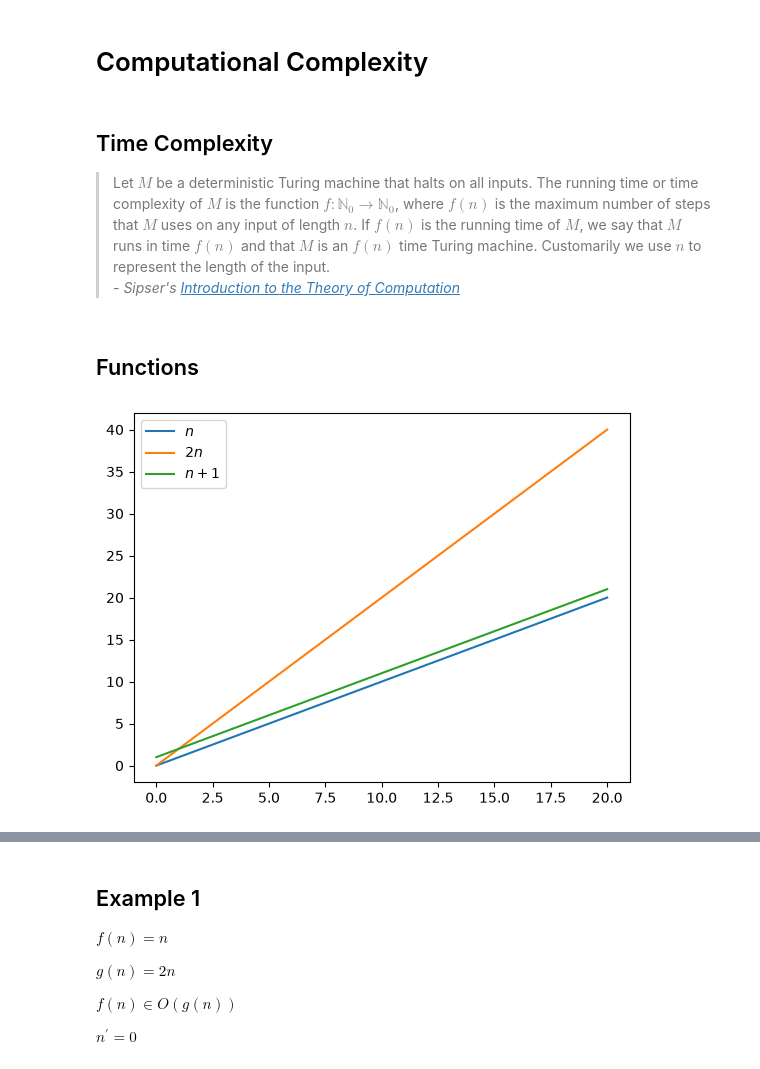
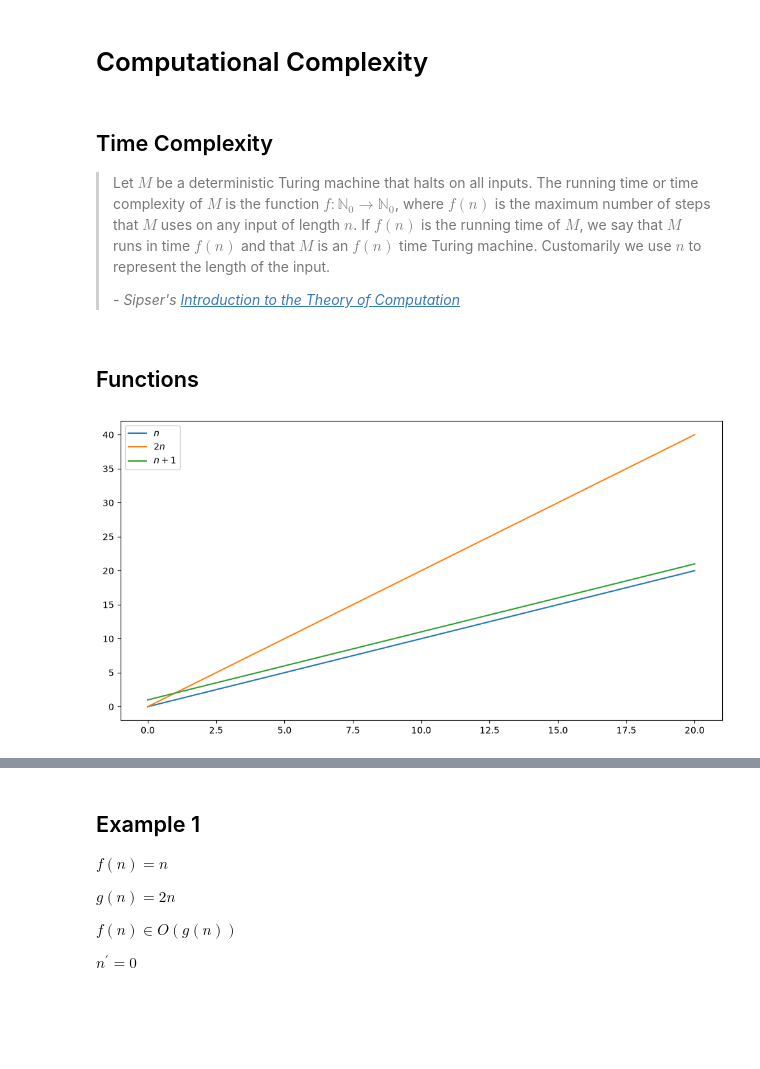
Before and after one commit to ianmcloughlin/computational-theory, a Jupyter notebook: notes/computational-complexity.ipynb, the cells around one changed output, grey strips where cells are left out. Cells and saved outputs as stored; diff of their text form; code cells hidden in the pictures; blank space fills up the shorter version.

```diff
--- a/notes/computational-complexity.ipynb
+++ b/notes/computational-complexity.ipynb
@@ -13,6 +13,7 @@ import matplotlib.pyplot as plt
 > The running time or time complexity of $M$ is the function $f: \mathbb{N}_0 \rightarrow \mathbb{N}_0$, where $f(n)$ is the maximum number of steps that $M$ uses on any input of length $n$.
 > If $f(n)$ is the running time of $M$, we say that $M$ runs in time $f(n)$ and that $M$ is an $f(n)$ time Turing machine.
 > Customarily we use $n$ to represent the length of the input.
+>
 > *- Sipser's [Introduction to the Theory of Computation](https://en.wikipedia.org/wiki/Introduction_to_the_Theory_of_Computation)*
 # %% [markdown]
 ## Functions
@@ -22,9 +20,14 @@ n = np.arange(0, 21, 1)
 # %%
-# A few examples of functions.
-plt.plot(n, n, label='$n$')
-plt.plot(n, 2*n, label='$2n$')
-plt.plot(n, n+1, label='$n+1$')
-plt.legend();
+# Range of n values.
+n = np.arange(0, 21, 1)
+
+# Notice all of these functions involve only constants and n to the power of 1.
+fig, ax = plt.subplots(figsize=(12,6))
+
+ax.plot(n, n, label='$n$')
+ax.plot(n, 2*n, label='$2n$')
+ax.plot(n, n+1, label='$n+1$')
+ax.legend();
 # %% [output]
-[figure, old version]
+[figure, new version]
 # %%
```
Also changed, not shown: parts of 8 cells of this notebook, 3 other files.
